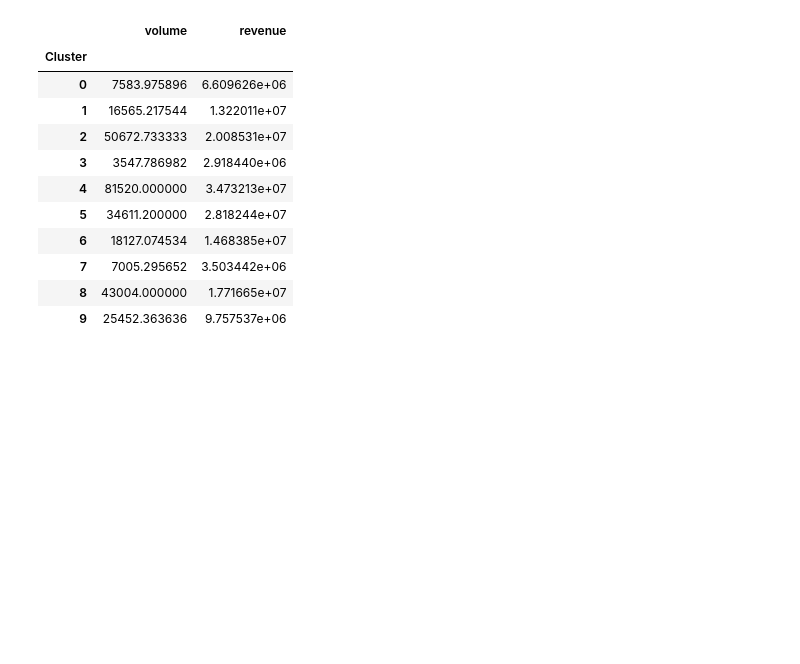
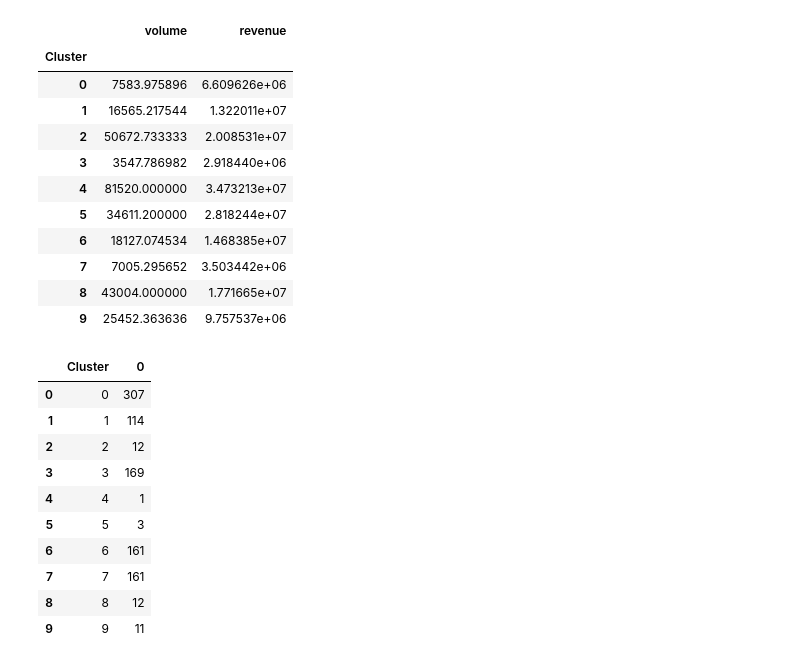
Before and after one commit to Nadil-K/DataStorm4.0, a Jupyter notebook: Copy_of_Copy_of_DataStorm_Semi.ipynb, the cells around one changed output. Cells and saved outputs as stored; diff of their text form; code cells hidden in the pictures; blank space fills up the shorter version.

```diff
--- a/Copy_of_Copy_of_DataStorm_Semi.ipynb
+++ b/Copy_of_Copy_of_DataStorm_Semi.ipynb
@@ -643,3 +650,18 @@ means
 | 7 | 7005.295652 | 3.503442e+06 |
 | 8 | 43004.000000 | 1.771665e+07 |
 | 9 | 25452.363636 | 9.757537e+06 |
+# %%
+count = final.groupby('Cluster')[['volume', 'revenue']].size().reset_index()
+count
+# %% [output]
+|  | Cluster | 0 |
+| 0 | 0 | 307 |
+| 1 | 1 | 114 |
+| 2 | 2 | 12 |
+| 3 | 3 | 169 |
+| 4 | 4 | 1 |
+| 5 | 5 | 3 |
+| 6 | 6 | 161 |
+| 7 | 7 | 161 |
+| 8 | 8 | 12 |
+| 9 | 9 | 11 |
```
Also changed, not shown: parts of 6 cells of this notebook.
